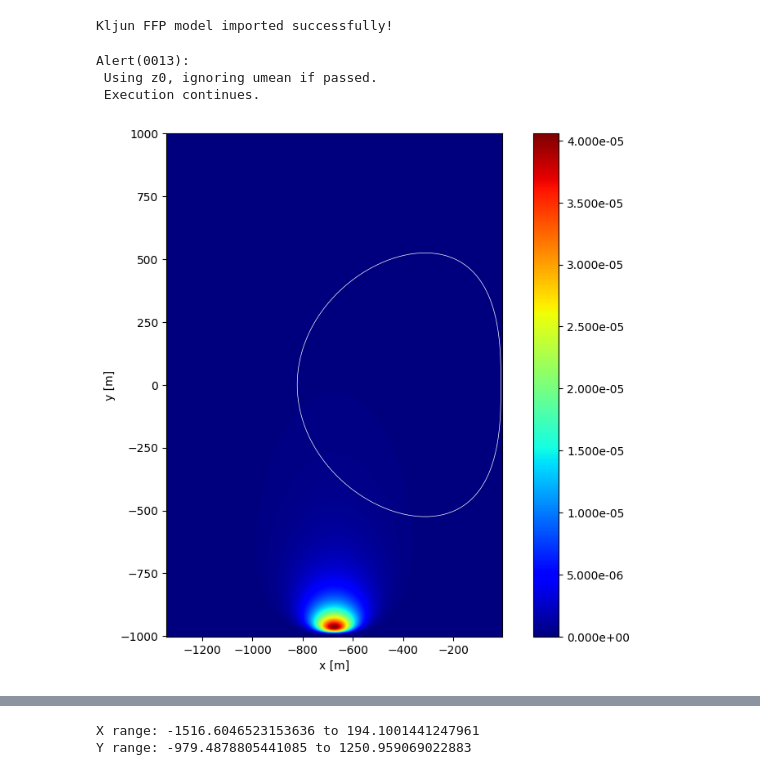
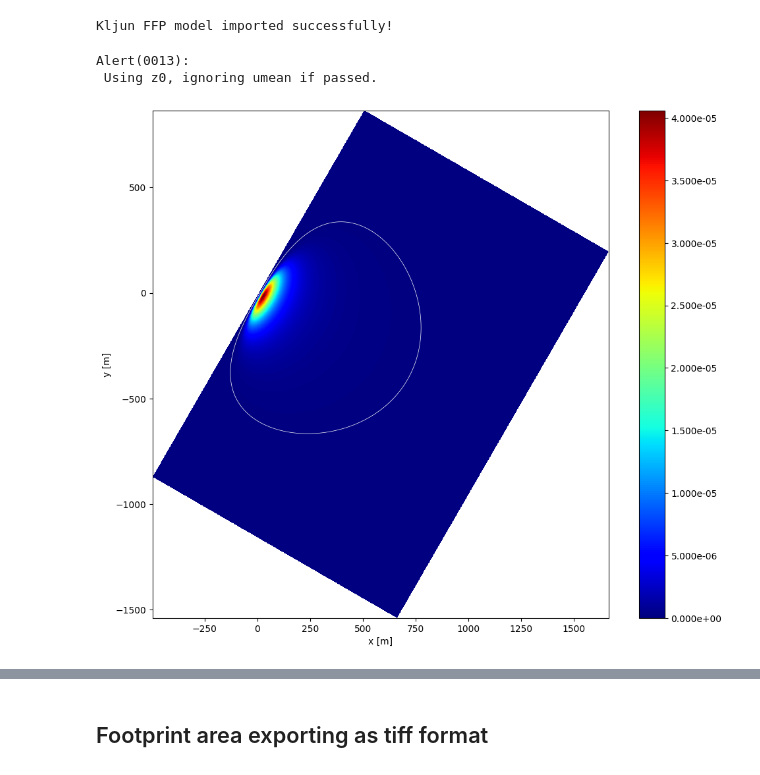
Before and after one commit to RuiGao9/flux-footprint-py, a Jupyter notebook: 1_run_hourly.ipynb, the cells around one changed output, grey strips where cells are left out. Saved outputs shown, nothing was run; the diff lists cells and outputs as text; code cells hidden in the pictures.

```diff
--- a/1_run_hourly.ipynb
+++ b/1_run_hourly.ipynb
@@ -30,7 +29,7 @@ sigmav = 4.4
 # fricition velocity [m/s].
 ustar = 1.93
 # wind direction in degrees (of 360 for rotation of the footprint).
-wind_dir = 281.6
+wind_dir = 120
 # domain size as an array of [xmin xmax ymin ymax] [m].
 domain = None
 # cell size of domain [m]. default is dx=dy=2 m.
@@ -53,37 +52,36 @@ longitude = -119.2622
 cutoff = 0.9
 
 # output raster data as tif format
-filename = "US-xSP_footprint.tif"
+filename = "US-xSP_footprint_test_delete.tif"
 # %%
-FFP_1 = fp_1(zm=zm,
+FFP_1 = fp_1.FFP(zm=zm,
                  z0=z0,
                  umean=umean,
                  h=h,
                  ol=ol,
                  sigmav=sigmav,
                  ustar=ustar,
                  wind_dir=wind_dir,
                  rs=rs,
                  crop=crop,
                  fig=1)
-FFP_2 = fp_2(zm=zm,
-             z0=z0,
+FFP_2 = fp_2.FFP_climatology(zm=zm,
+                             z0=z0,
                              umean=umean,
                              h=h,
                              ol=ol,
                              sigmav=sigmav,
                              ustar=ustar,
                              wind_dir=wind_dir,
                              dx=dx,
                              dy=dy,
                              rs=rs,
                              crop=crop,
                              fig=0)
 # %% [output]
 Alert(0013):
  Using z0, ignoring umean if passed.
- Execution continues.
-[figure, old version]
+[figure, new version]
 Alert(0017):
  Only one value of zm passed. Using it for all footprints.
  Execution continues.
@@ -92,9 +91,36 @@ Alert(0013):
  Execution continues.
 
 Calculating footprint  1  of  1
+# %% [markdown]
+## Footprint area exporting as tiff format
 # %%
-print(f"X range: {FFP_1['x_2d'].min()} to {FFP_1['x_2d'].max()}")
-print(f"Y range: {FFP_1['y_2d'].min()} to {FFP_1['y_2d'].max()}")
+# convert locations into UTM Zone 10N.
+cor_x = round(longitude,4)
+cor_y = round(latitude,4)
+site_cord = (cor_x,cor_y)
+# WGS 84 Geographic Coordinate System
+prj_gcs = proj.Proj(init='EPSG:4326')
+# WGS 84 / UTM Zone 10N Projected Coordinate System
+prj_pcs = proj.Proj(init='EPSG:32610')
+(site_x,site_y) = proj.transform(prj_gcs,prj_pcs,*site_cord)
+
+output_data = None
+f_2d = np.array(FFP_2['fclim_2d'])
+x_2d = np.array(FFP_2['x_2d']) + site_x
+y_2d = np.array(FFP_2['y_2d']) + site_y
+f_2d = f_2d*dx**2
+
+#Calculate affine transform for given x_2d and y_2d
+affine_transform = find_transform(x_2d,y_2d)
+
+new_dat = rasterio.open(filename,'w',driver='GTiff',dtype=rasterio.float64,
+                        count=1,height=f_2d.shape[0],width=f_2d.shape[1],
+                        transform=affine_transform,
+                        crs='+proj=utm +zone=10 +ellps=WGS84 +datum=WGS84 +units=m +no_defs',
+                        nodata=0.00000000e+000)
+# #Mask out points that are below a % threshold (defaults to 90%)
+f_2d = mask_fp_cutoff(f_2d, cutoff=cutoff)
+#Write the new band
+new_dat.write(f_2d,1)
+new_dat.close()
+new_dat = None
-# %% [output]
-X range: -1516.6046523153636 to 194.1001441247961
-Y range: -979.4878805441085 to 1250.959069022883
```
Also changed, not shown: parts of 1 cell of this notebook, 9 other files.
